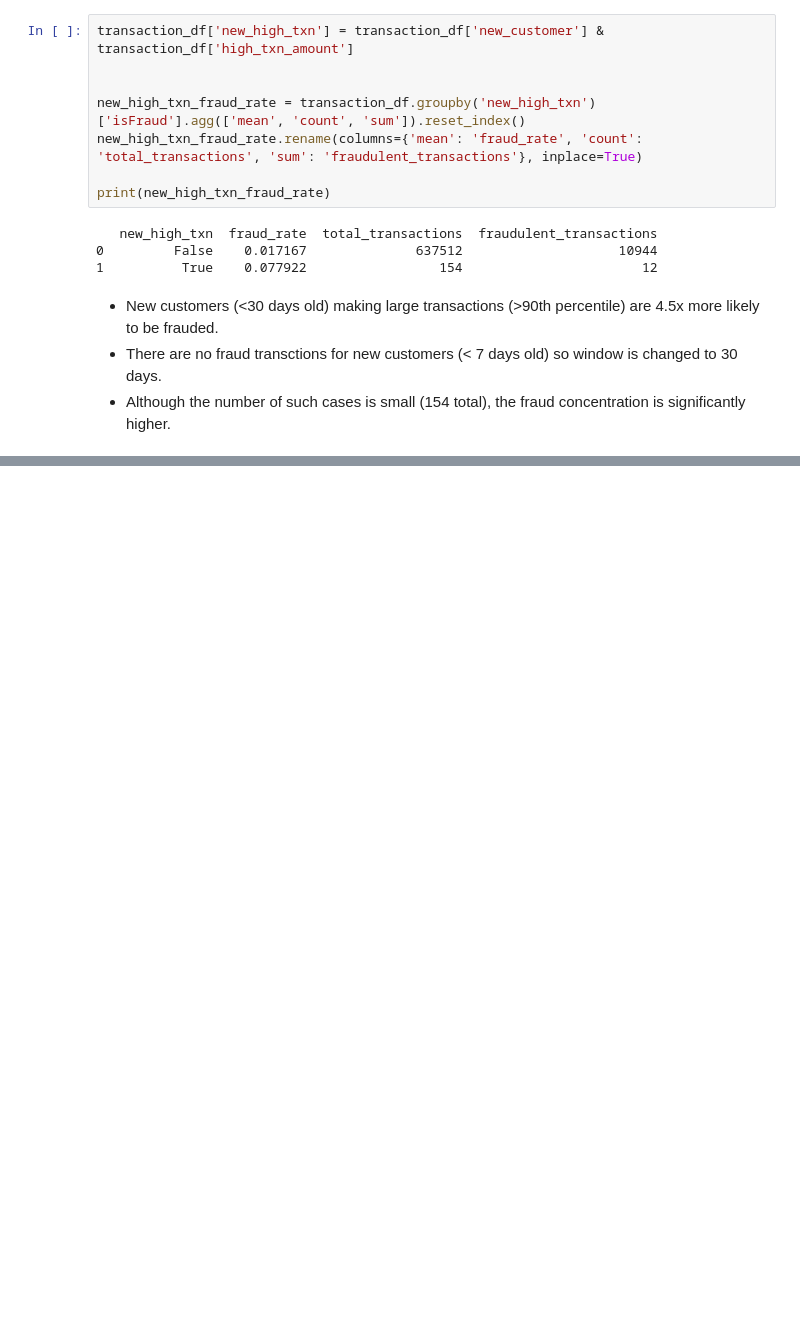
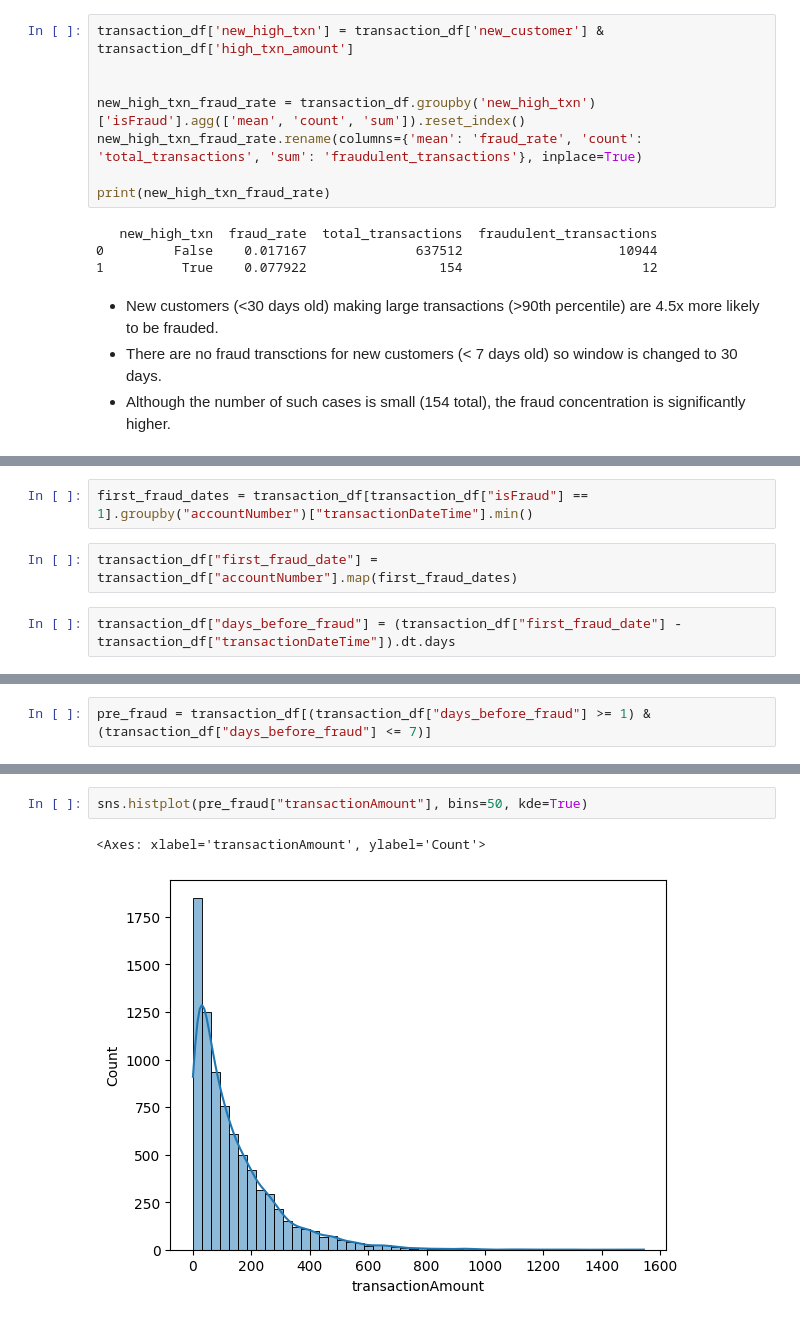
Before and after one commit to 20hnu/EDA_Transaction_dataset, a Jupyter notebook: notebooks/EDA_QuestionsSolution.ipynb, the cells around one changed output, grey strips where cells are left out. Drawn from its saved outputs; the diff is of its cells as text; blank space fills up the shorter version.

```diff
--- a/notebooks/EDA_QuestionsSolution.ipynb
+++ b/notebooks/EDA_QuestionsSolution.ipynb
@@ -1664,0 +2067,6 @@ print(new_high_txn_fraud_rate)
+# %%
+first_fraud_dates = transaction_df[transaction_df["isFraud"] == 1].groupby("accountNumber")["transactionDateTime"].min()
+# %%
+transaction_df["first_fraud_date"] = transaction_df["accountNumber"].map(first_fraud_dates)
+# %%
+transaction_df["days_before_fraud"] = (transaction_df["first_fraud_date"] - transaction_df["transactionDateTime"]).dt.days
@@ -1664,0 +2089,2 @@ print(new_high_txn_fraud_rate)
+# %%
+pre_fraud = transaction_df[(transaction_df["days_before_fraud"] >= 1) & (transaction_df["days_before_fraud"] <= 7)]
@@ -1664,0 +2143,5 @@ print(new_high_txn_fraud_rate)
+# %%
+sns.histplot(pre_fraud["transactionAmount"], bins=50, kde=True)
+# %% [output]
+<Axes: xlabel='transactionAmount', ylabel='Count'>
+[figure, added]
```
Also changed, not shown: parts of 70 cells of this notebook, 1 other file.
